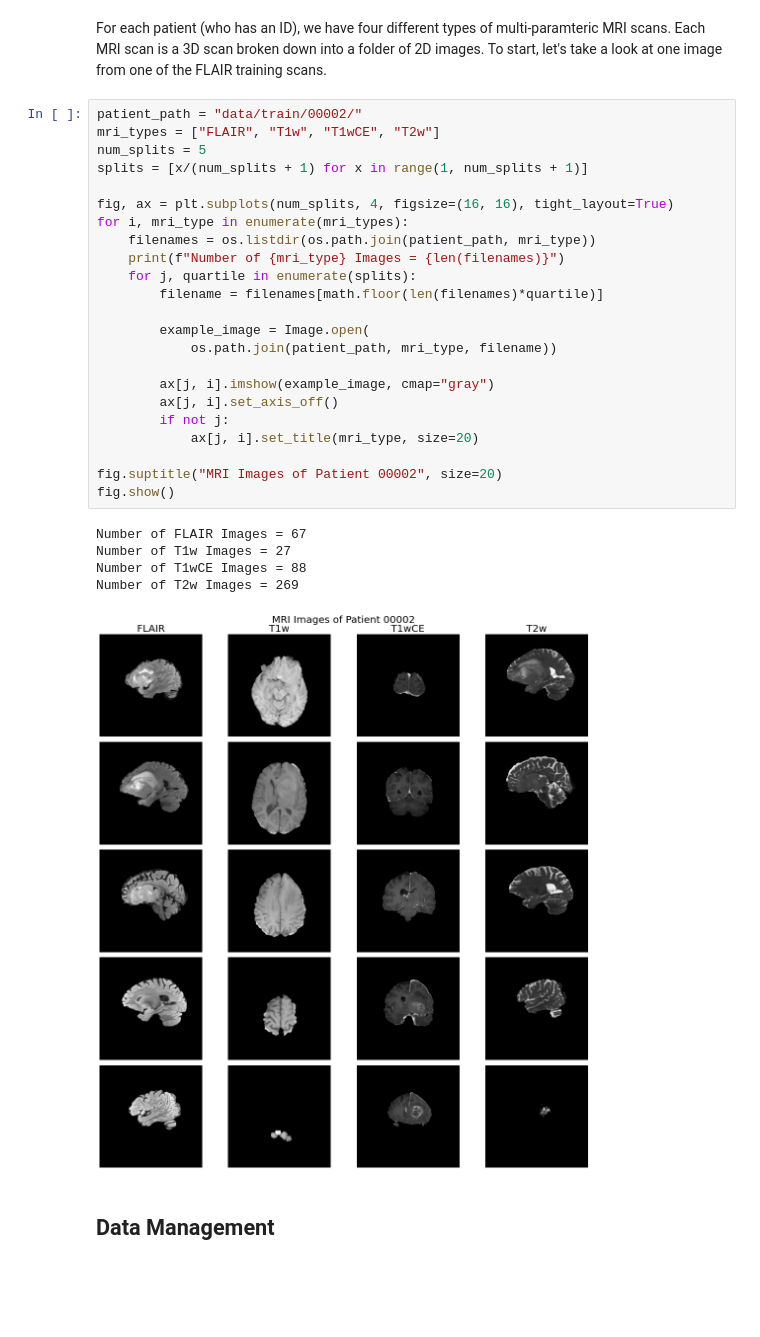
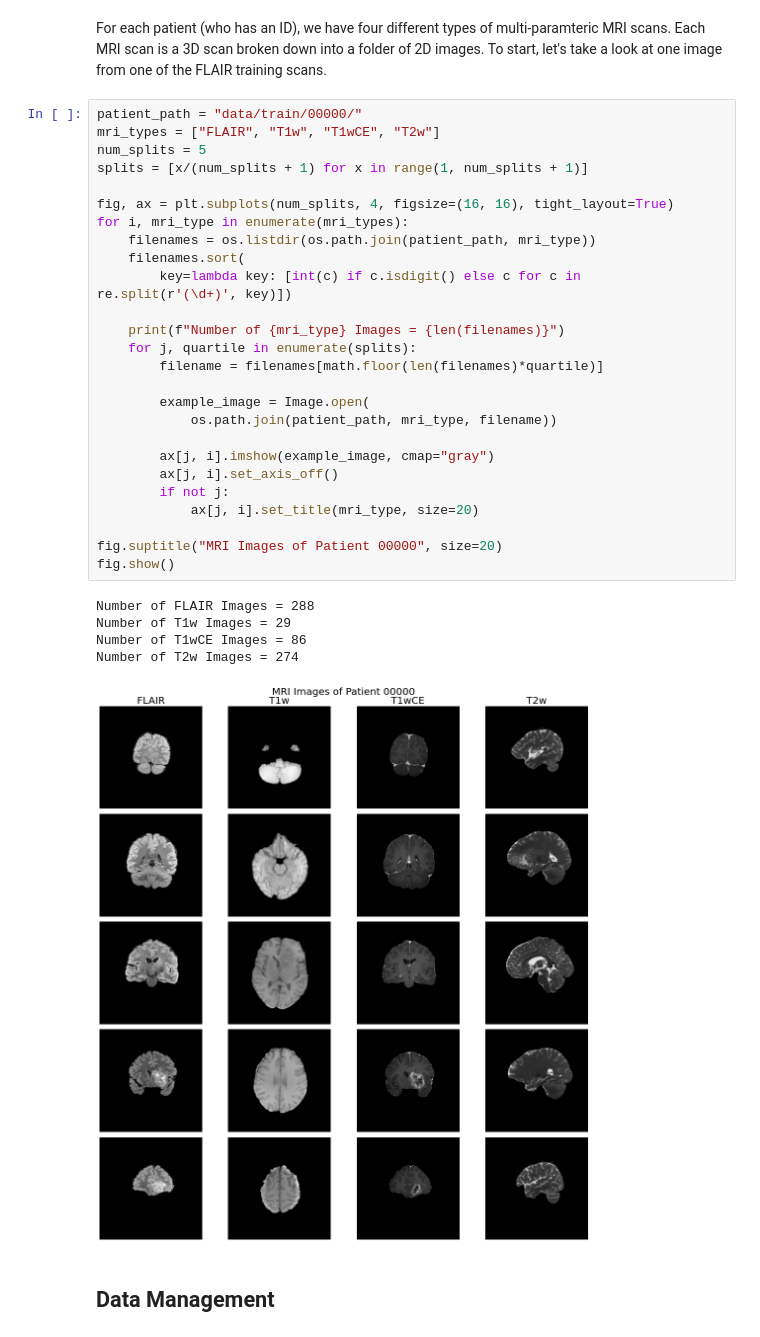
Before and after one commit to NicolasHammer/RSNA-MICCAI_kaggle_competition, a Jupyter notebook: RSNA-MICCAI_kaggle.ipynb, the cells around one changed output. Cells and saved outputs as stored; diff of their text form; blank space fills up the shorter version.

Commit message:
fixed bug where filenames weren't sorted naturally

```diff
--- a/RSNA-MICCAI_kaggle.ipynb
+++ b/RSNA-MICCAI_kaggle.ipynb
@@ -74,34 +76,37 @@ without_methylation = 278
 # %% [markdown]
 For each patient (who has an ID), we have four different types of multi-paramteric MRI scans.  Each MRI scan is a 3D scan broken down into a folder of 2D images.  To start, let's take a look at one image from one of the FLAIR training scans.
 # %%
-patient_path = "data/train/00002/"
+patient_path = "data/train/00000/"
 mri_types = ["FLAIR", "T1w", "T1wCE", "T2w"]
 num_splits = 5
 splits = [x/(num_splits + 1) for x in range(1, num_splits + 1)]
 
 fig, ax = plt.subplots(num_splits, 4, figsize=(16, 16), tight_layout=True)
 for i, mri_type in enumerate(mri_types):
     filenames = os.listdir(os.path.join(patient_path, mri_type))
+    filenames.sort(
+        key=lambda key: [int(c) if c.isdigit() else c for c in re.split(r'(\d+)', key)])
+
     print(f"Number of {mri_type} Images = {len(filenames)}")
     for j, quartile in enumerate(splits):
         filename = filenames[math.floor(len(filenames)*quartile)]
 
         example_image = Image.open(
             os.path.join(patient_path, mri_type, filename))
 
         ax[j, i].imshow(example_image, cmap="gray")
         ax[j, i].set_axis_off()
         if not j:
             ax[j, i].set_title(mri_type, size=20)
 
-fig.suptitle("MRI Images of Patient 00002", size=20)
+fig.suptitle("MRI Images of Patient 00000", size=20)
 fig.show()
 # %% [output]
-Number of FLAIR Images = 67
-Number of T1w Images = 27
-Number of T1wCE Images = 88
-Number of T2w Images = 269
+Number of FLAIR Images = 288
+Number of T1w Images = 29
+Number of T1wCE Images = 86
+Number of T2w Images = 274
-[figure, old version]
+[figure, new version]
 # %% [markdown]
 ## Data Management
 # %% [markdown]
```
Also changed, not shown: parts of 4 cells of this notebook, 1 other file.
